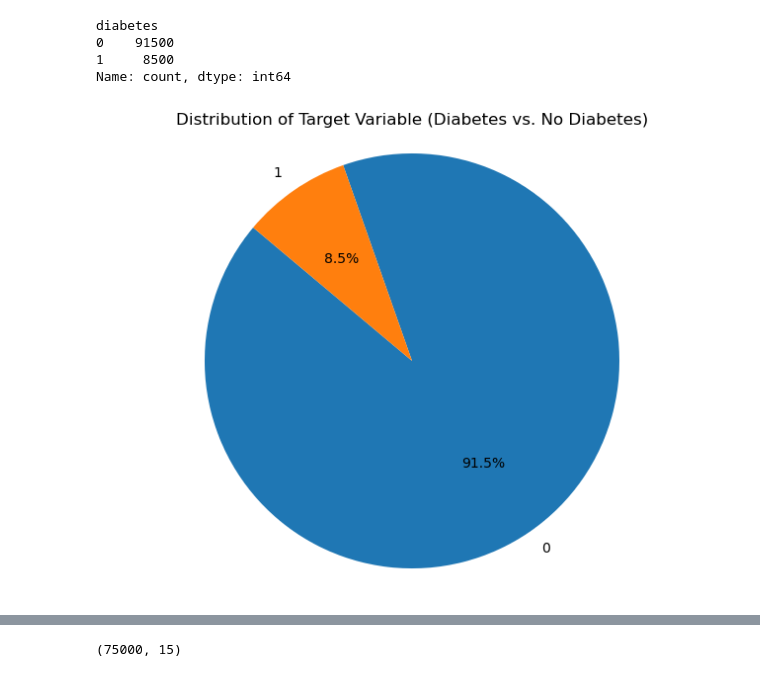
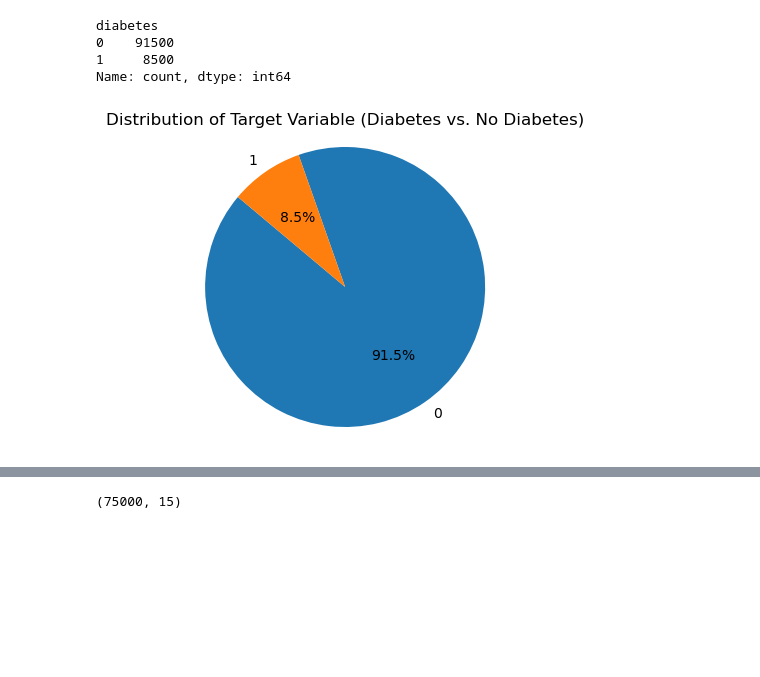
Before and after one commit to divyasajjan1/Project-4-Team-1, a Jupyter notebook: diabetes_prediction.ipynb, the cells around one changed output, grey strips where cells are left out. Saved outputs shown, nothing was run; the diff lists cells and outputs as text; code cells hidden in the pictures; blank space fills up the shorter version.

Commit message:
Minor changes like graph size and label corrections

```diff
--- a/diabetes_prediction.ipynb
+++ b/diabetes_prediction.ipynb
@@ -38,13 +38,13 @@ diabetes
 Name: count, dtype: int64
 # %%
 # Create a pie chart
-plt.figure(figsize=(8, 6))
+plt.figure(figsize=(6, 4))
 plt.pie(diabetes_counts, labels=diabetes_counts.index, autopct='%1.1f%%', startangle=140)
 plt.title('Distribution of Target Variable (Diabetes vs. No Diabetes)')
 plt.axis('equal')  # Equal aspect ratio ensures that pie is drawn as a circle.
 plt.show()
 # %% [output]
-[figure, old version]
+[figure, new version]
 # %%
 # Select categorical columns
 categorical_cols = ['gender', 'smoking_history']
```
Also changed, not shown: parts of 10 cells of this notebook, 1 other file.
